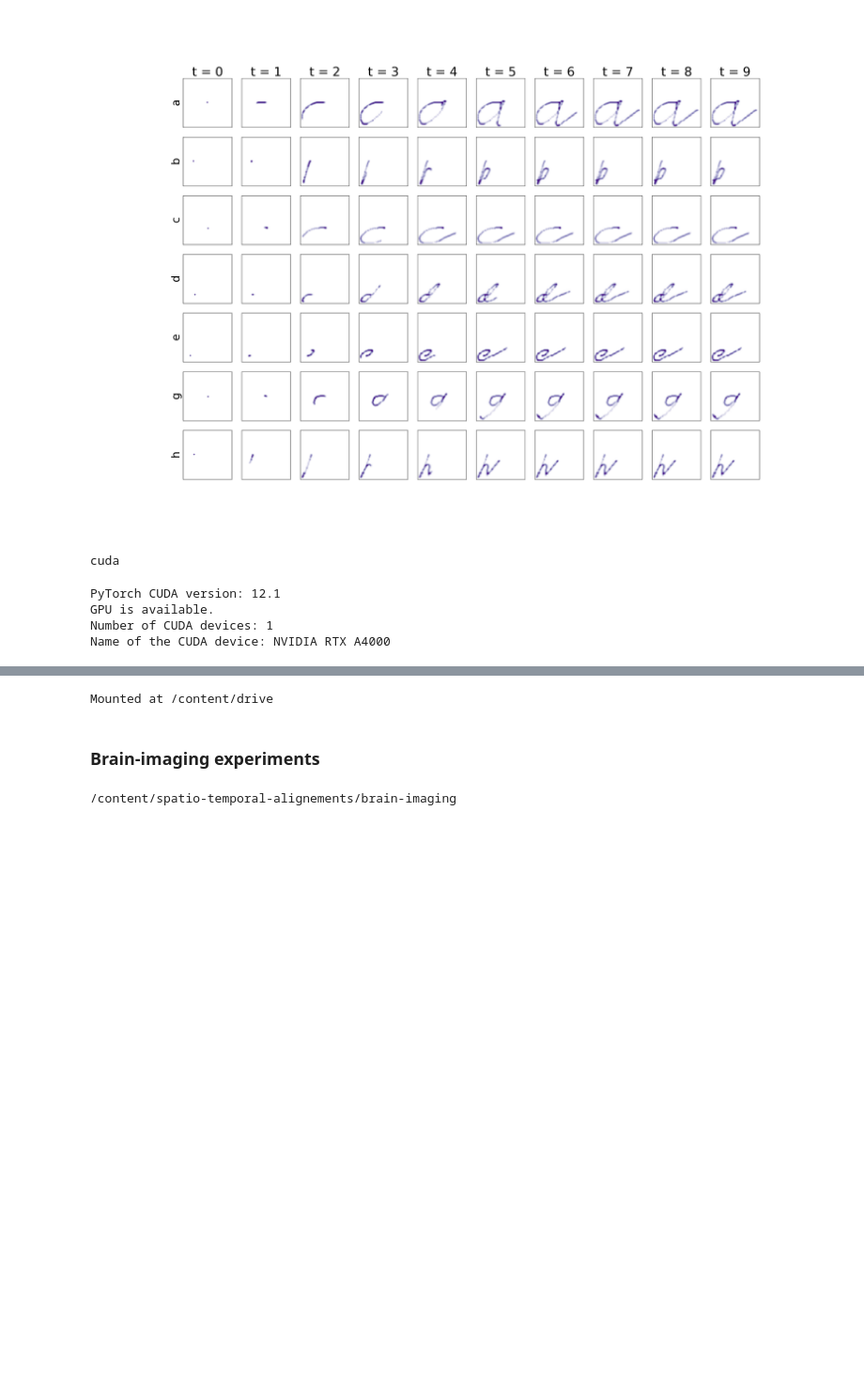
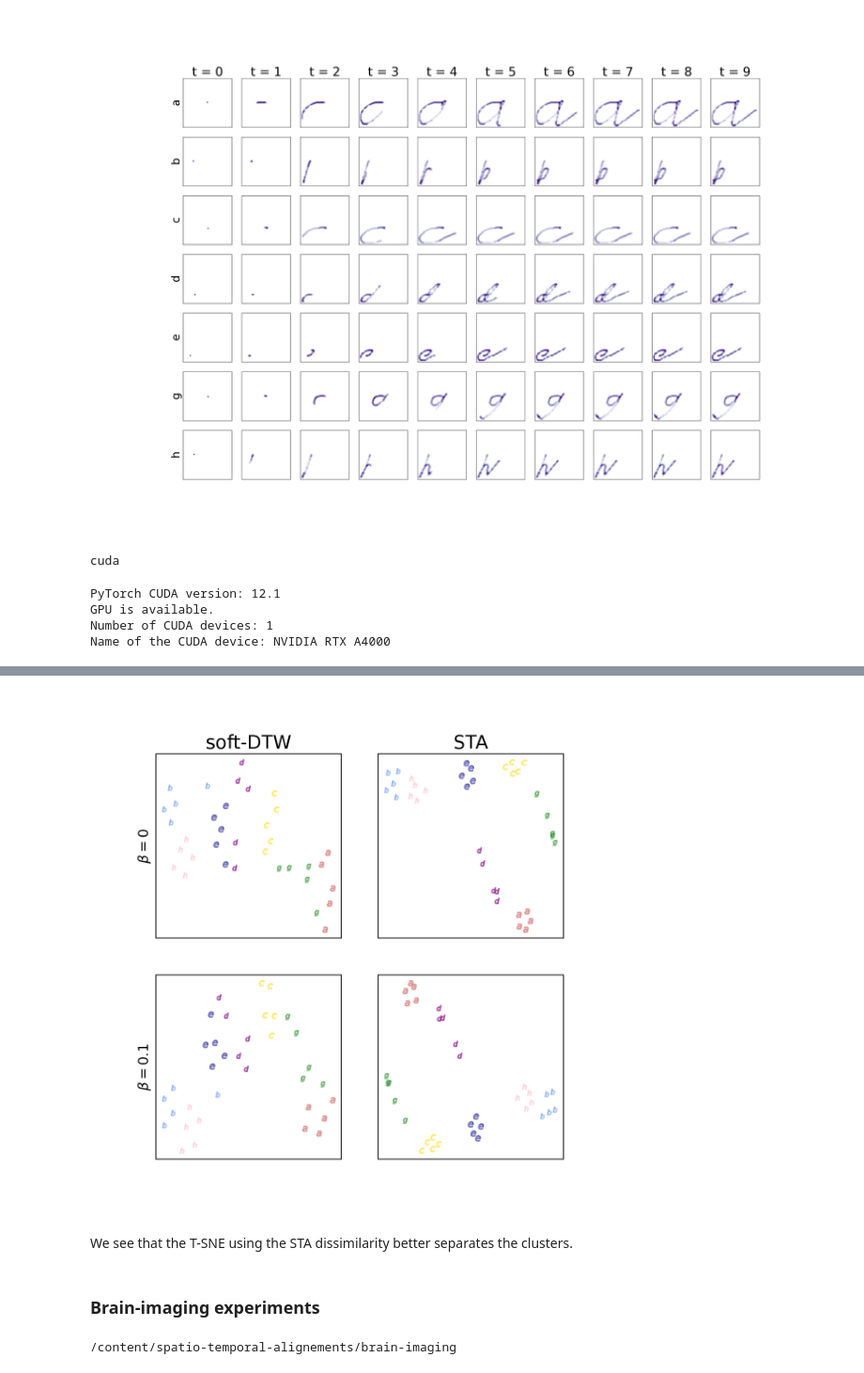
Before and after one commit to Basile-Terv/spatio-temporal-alignements, a Jupyter notebook: Training_STA_notebook.ipynb, the cells around one changed output, grey strips where cells are left out. Shown at 94% size. Cells and saved outputs as stored; diff of their text form; code cells hidden in the pictures; blank space fills up the shorter version.

Commit message:
Wandb boolean, char experiment and notebook setup

```diff
--- a/Training_STA_notebook.ipynb
+++ b/Training_STA_notebook.ipynb
@@ -302,13 +297,2 @@ Full time:  1246.7103669643402
 # %%
 !python plot_tsne_chars.py
-# %%
-from google.colab import drive
-import shutil
-# Mount Drive!
-from google.colab import drive
-drive.mount('/content/drive')
-from pathlib import Path
-backup_root = Path("/content/drive/MyDrive/spatio-temporal-alignments")
-assert backup_root.exists()
-# %% [output]
-Mounted at /content/drive
@@ -322,3 +299,17 @@ shutil.copyfile(colab_file_path, drive_file_path)
+# %%
+# Specify the path to the PDF file
+pdf_path = f"{os.getcwd()}/fig/chars-tsne-all.pdf"
+
+# Convert PDF to PNG for display
+png_path = f"{os.getcwd()}/fig/chars-tsne-all.png"
+!convert -density 150 {pdf_path} {png_path}
+
+# Display the PNG image
+display(Image(filename=png_path))
+# %% [output]
+[figure, added]
+# %% [markdown]
+We see that the T-SNE using the STA dissimilarity better separates the clusters.
 # %% [markdown]
 ### Brain-imaging experiments
 # %%
```
Also changed, not shown: parts of 9 cells of this notebook, 1 other file.
